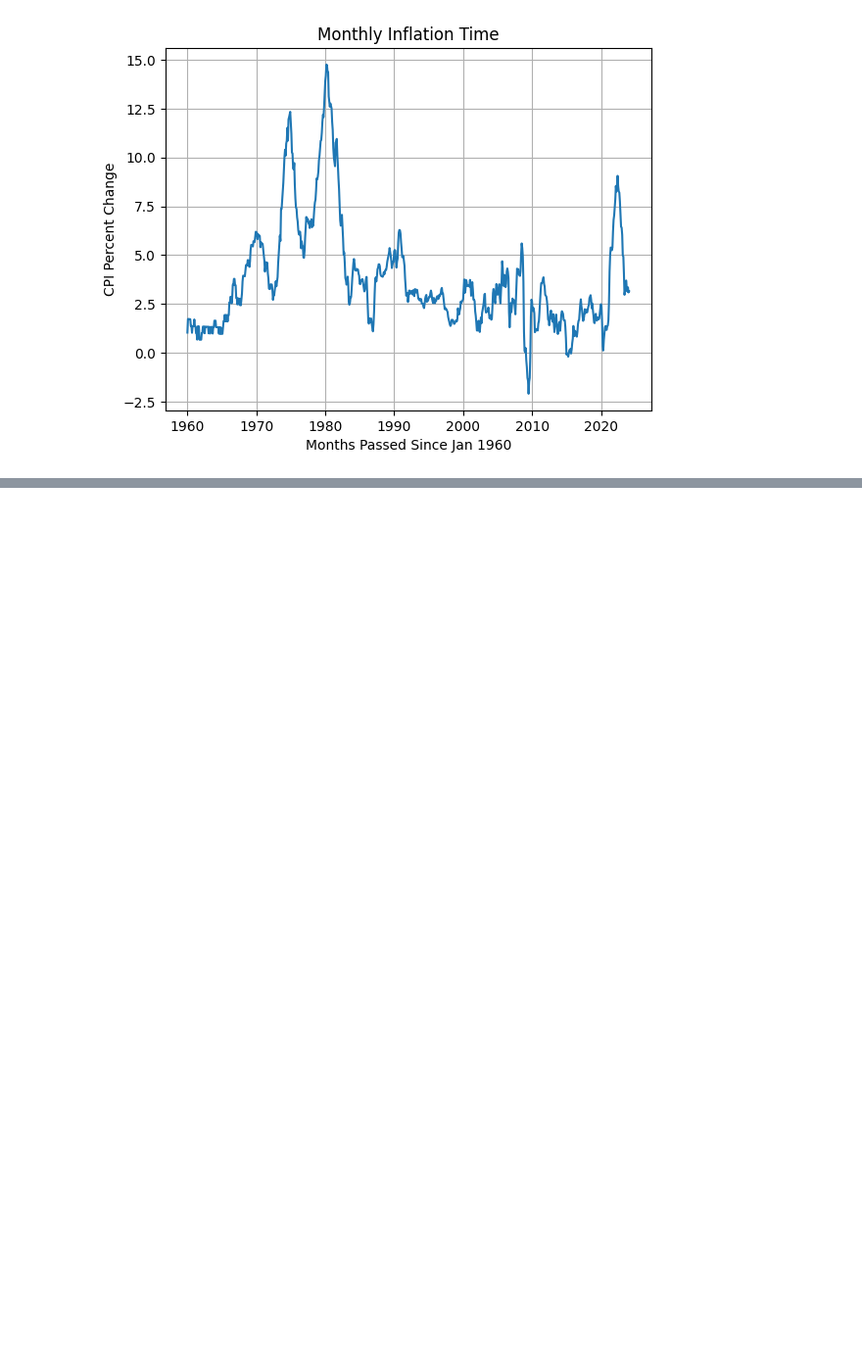
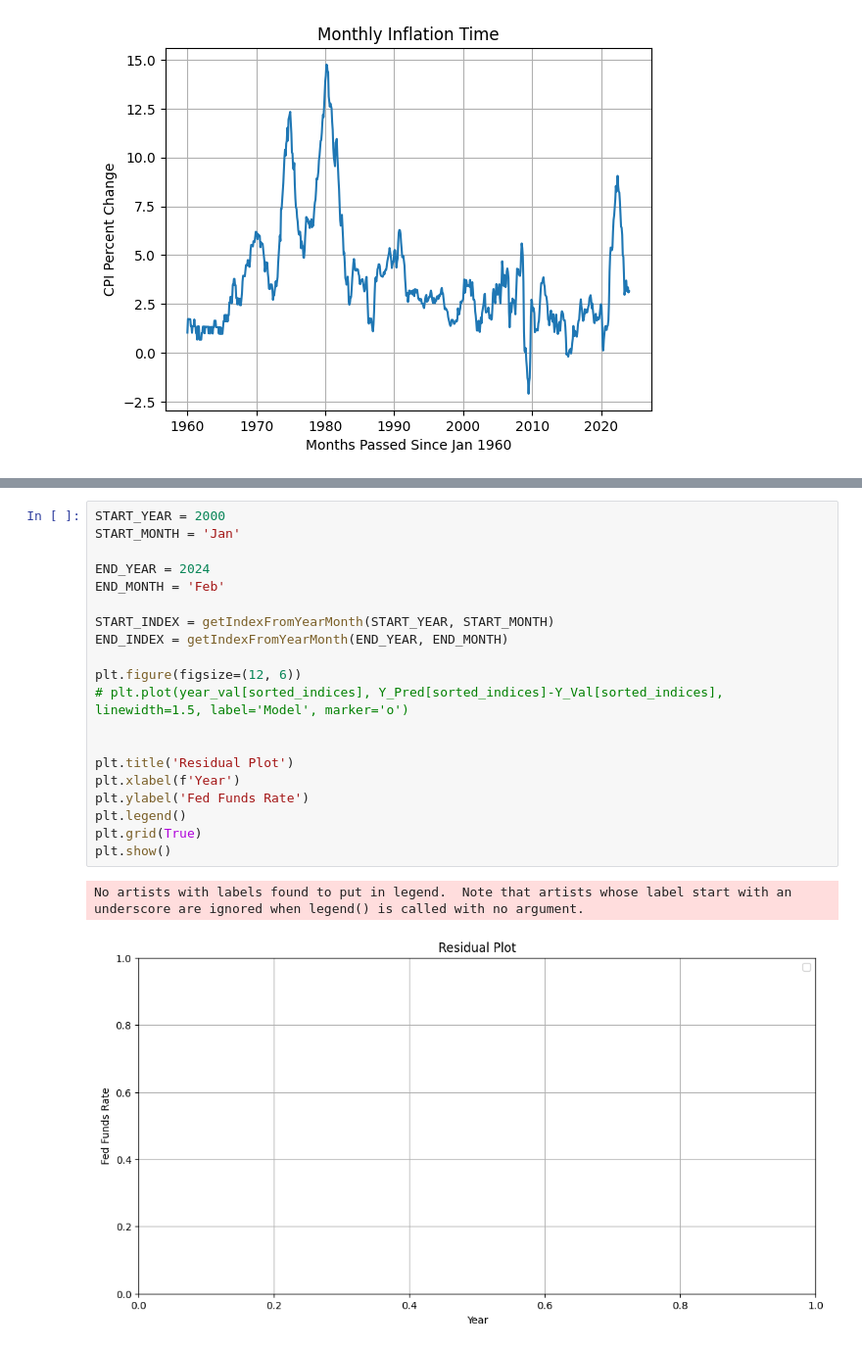
Before and after one commit to landy8697/FedFundsPrediction, a Jupyter notebook: Data_Organization/plotting.ipynb, the cells around one changed output, grey strips where cells are left out. Shown at 98% size. Cells and saved outputs as stored; diff of their text form; blank space fills up the shorter version.

```diff
--- a/Data_Organization/plotting.ipynb
+++ b/Data_Organization/plotting.ipynb
@@ -257,0 +320,23 @@ Mean Squared Error (MSE): 0.284404498271434
+# %%
+START_YEAR = 2000
+START_MONTH = 'Jan'
+
+END_YEAR = 2024
+END_MONTH = 'Feb'
+
+START_INDEX = getIndexFromYearMonth(START_YEAR, START_MONTH)
+END_INDEX = getIndexFromYearMonth(END_YEAR, END_MONTH)
+
+plt.figure(figsize=(12, 6))
+# plt.plot(year_val[sorted_indices], Y_Pred[sorted_indices]-Y_Val[sorted_indices], linewidth=1.5, label='Model', marker='o')
+
+
+plt.title('Residual Plot')
+plt.xlabel(f'Year')
+plt.ylabel('Fed Funds Rate')
+plt.legend()
+plt.grid(True)
+plt.show()
+# %% [output]
+No artists with labels found to put in legend.  Note that artists whose label start with an underscore are ignored when legend() is called with no argument.
+[figure, added]
```
Also changed, not shown: parts of 7 cells of this notebook, 1 other file.
